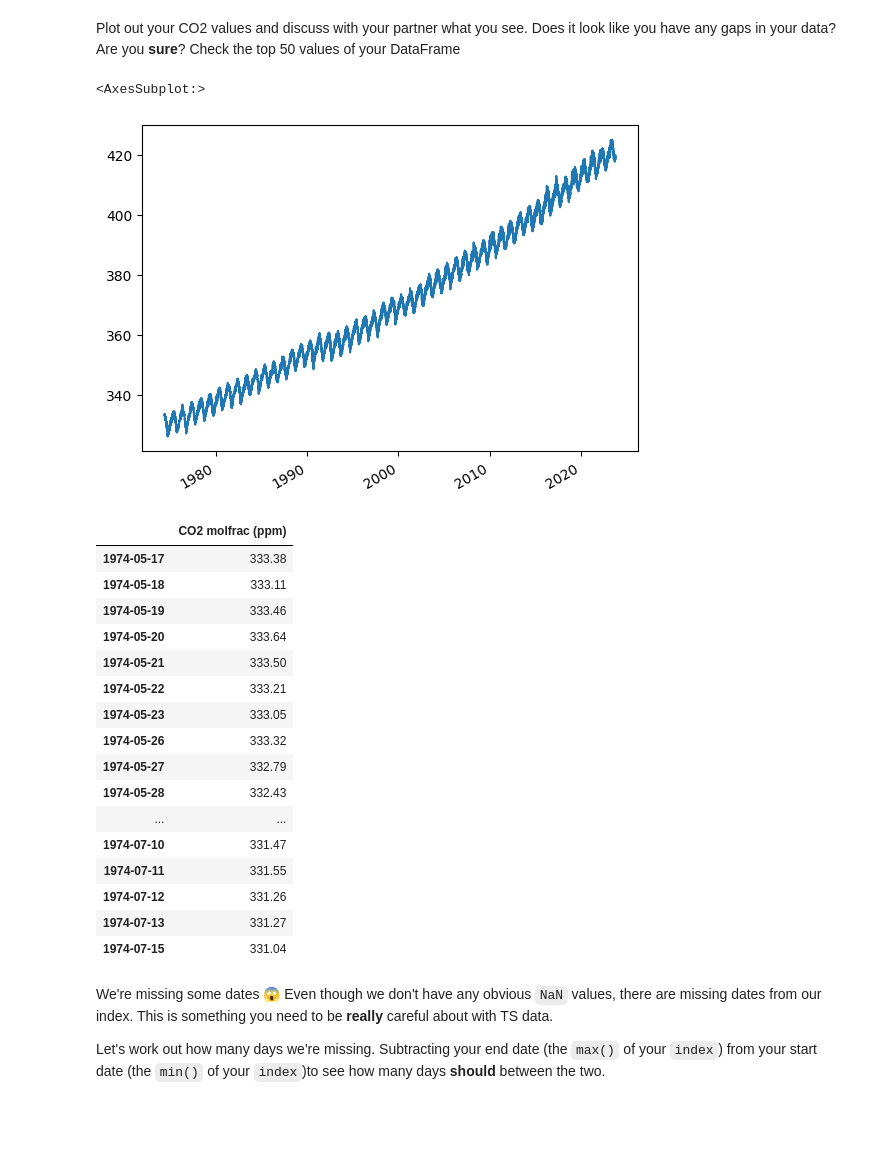
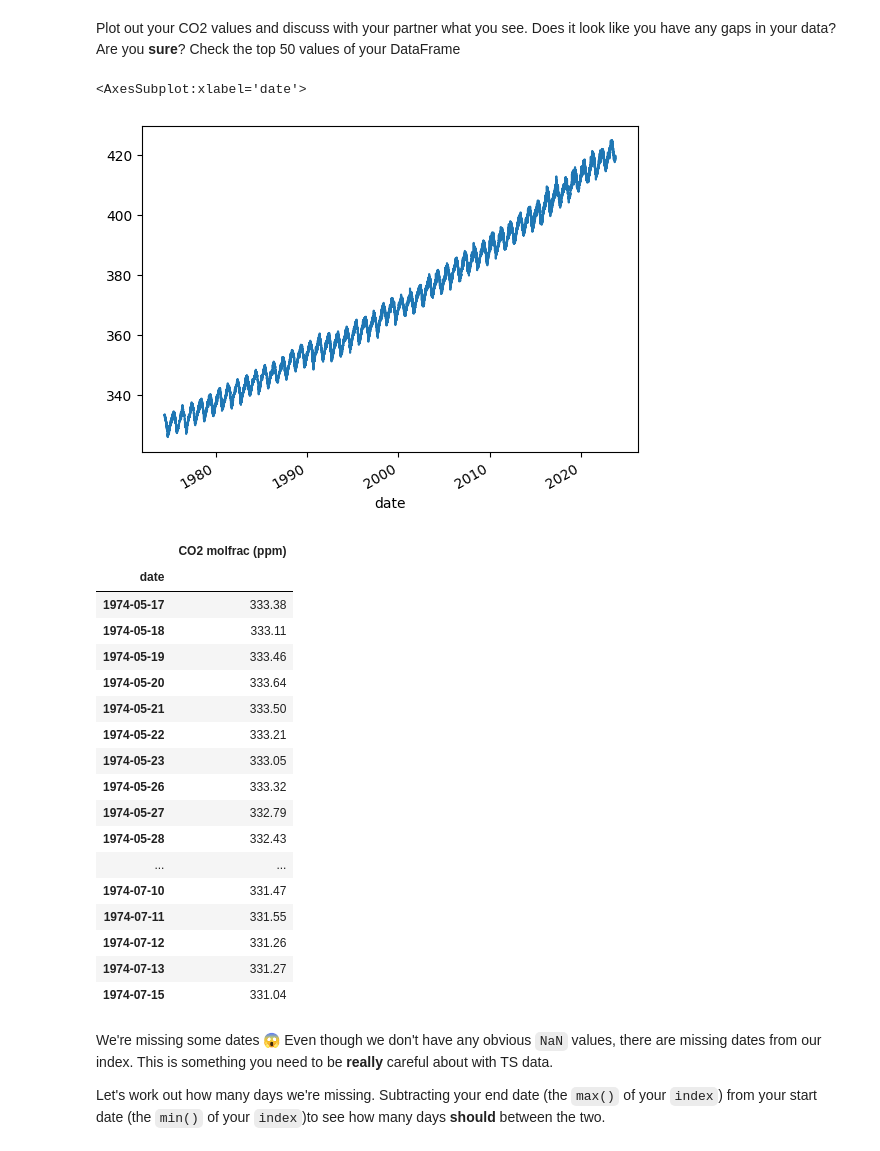
Before and after one commit to ParissaPeimaniyfard/data-arima-101, a Jupyter notebook: arima_seasonal_intro.ipynb, the cells around one changed output. Drawn from its saved outputs; the diff is of its cells as text; code cells hidden in the pictures; blank space fills up the shorter version.

Commit message:
Completed monthly step

```diff
--- a/arima_seasonal_intro.ipynb
+++ b/arima_seasonal_intro.ipynb
@@ -55,3 +55,3 @@ df[['year' ,'month', 'day']]
 # %%
-df_date= pd.to_datetime(df[['year' ,'month', 'day']])
-df_date= pd.DataFrame(df_date)
+df['date']= pd.to_datetime(df[['year' ,'month', 'day']])
+df
@@ -109,0 +72,3 @@ df_mod
+# %%
+df.drop(['year' ,'month', 'day'], inplace=True, axis=1)
+df
@@ -109,0 +89,3 @@ df_mod
+# %%
+df.set_index('date', inplace=True)
+df
@@ -110,14 +107,15 @@ df_mod
 # %% [markdown]
 Plot out your CO2 values and discuss with your partner what you see. Does it look like you have any gaps in your data? Are you __sure__? Check the top 50 values of your DataFrame
 # %%
-df_mod['CO2 molfrac (ppm)'].plot()
+df['CO2 molfrac (ppm)'].plot()
 # %% [output]
-<AxesSubplot:>
+<AxesSubplot:xlabel='date'>
-[figure, old version]
+[figure, new version]
 # %%
-df_mod.head(50)
+df.head(50)
 # %% [output]
 |  | CO2 molfrac (ppm) |
+| date |  |
 | 1974-05-17 | 333.38 |
 | 1974-05-18 | 333.11 |
 | 1974-05-19 | 333.46 |
```
Also changed, not shown: parts of 24 cells of this notebook, 1 other file.
